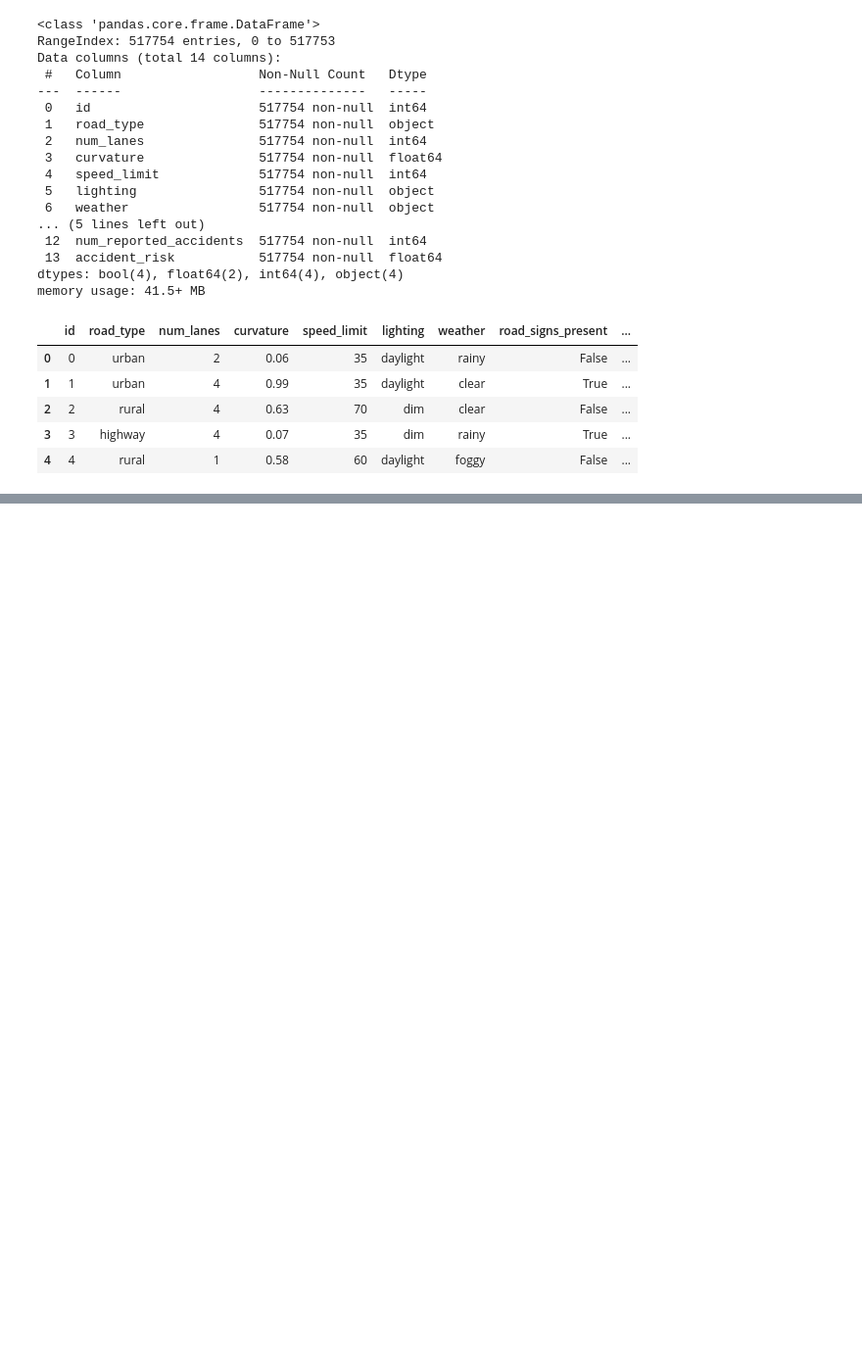
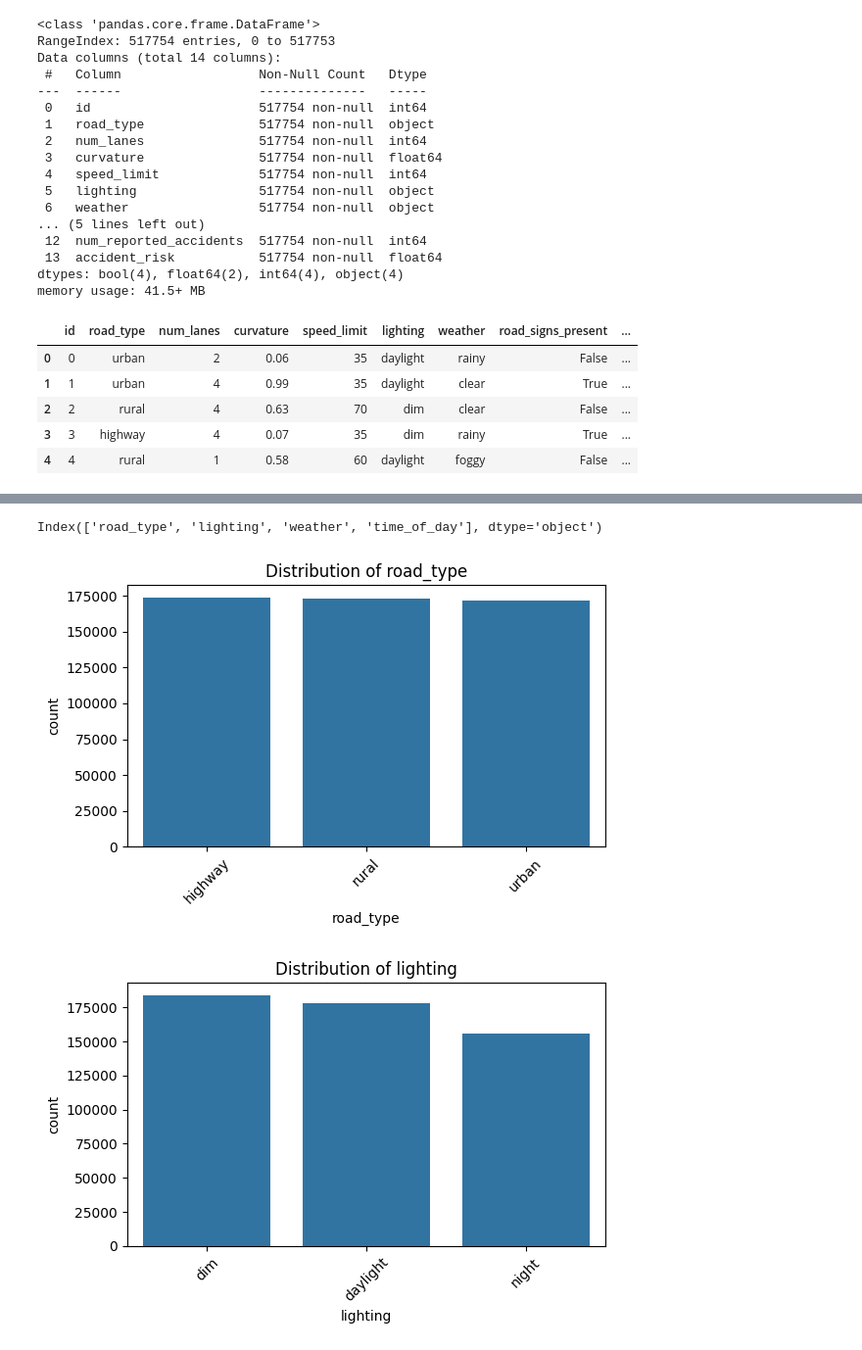
Before and after one commit to hananbahtiti/Predicting-Road-Accident-Risk, a Jupyter notebook: Predicting_Road_Accident_Risk.ipynb, the cells around one changed output, grey strips where cells are left out. Shown: that part at 98% size. Drawn from its saved outputs; the diff is of its cells as text; code cells hidden in the pictures; blank space fills up the shorter version.

```diff
--- a/Predicting_Road_Accident_Risk.ipynb
+++ b/Predicting_Road_Accident_Risk.ipynb
@@ -41,0 +53,17 @@ memory usage: 41.5+ MB
+# %%
+
+object_cols = data.select_dtypes(include='object').columns
+print(object_cols)
+
+
+for col in object_cols:
+    plt.figure(figsize=(6, 4))
+    sns.countplot(data=data, x=col, order=data[col].value_counts().index)
+    plt.title(f"Distribution of {col}")
+    plt.xticks(rotation=45)
+    plt.tight_layout()
+    plt.show()
+# %% [output]
+Index(['road_type', 'lighting', 'weather', 'time_of_day'], dtype='object')
+[figure, added]
+[figure, added]
```
Also changed, not shown: parts of 4 cells of this notebook.
